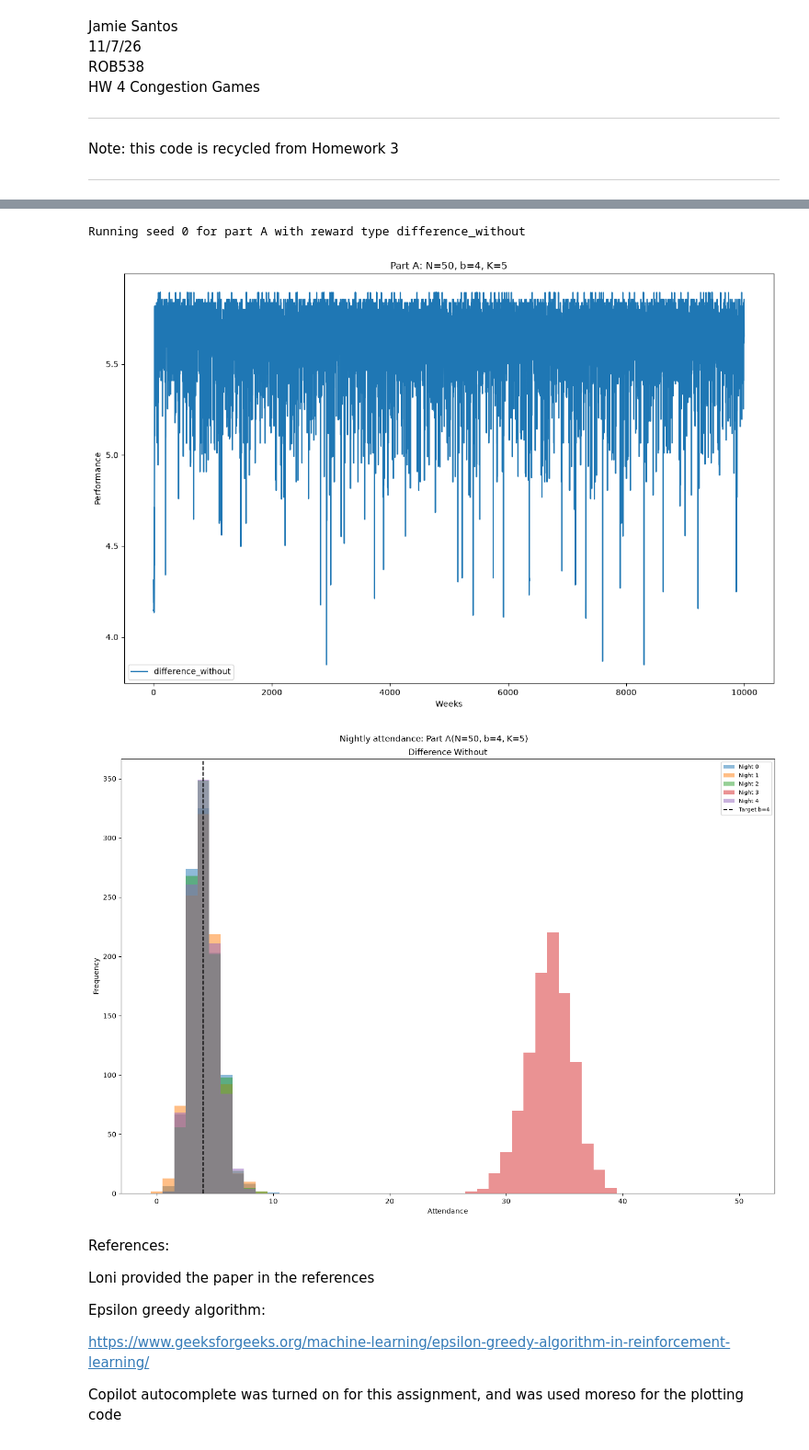
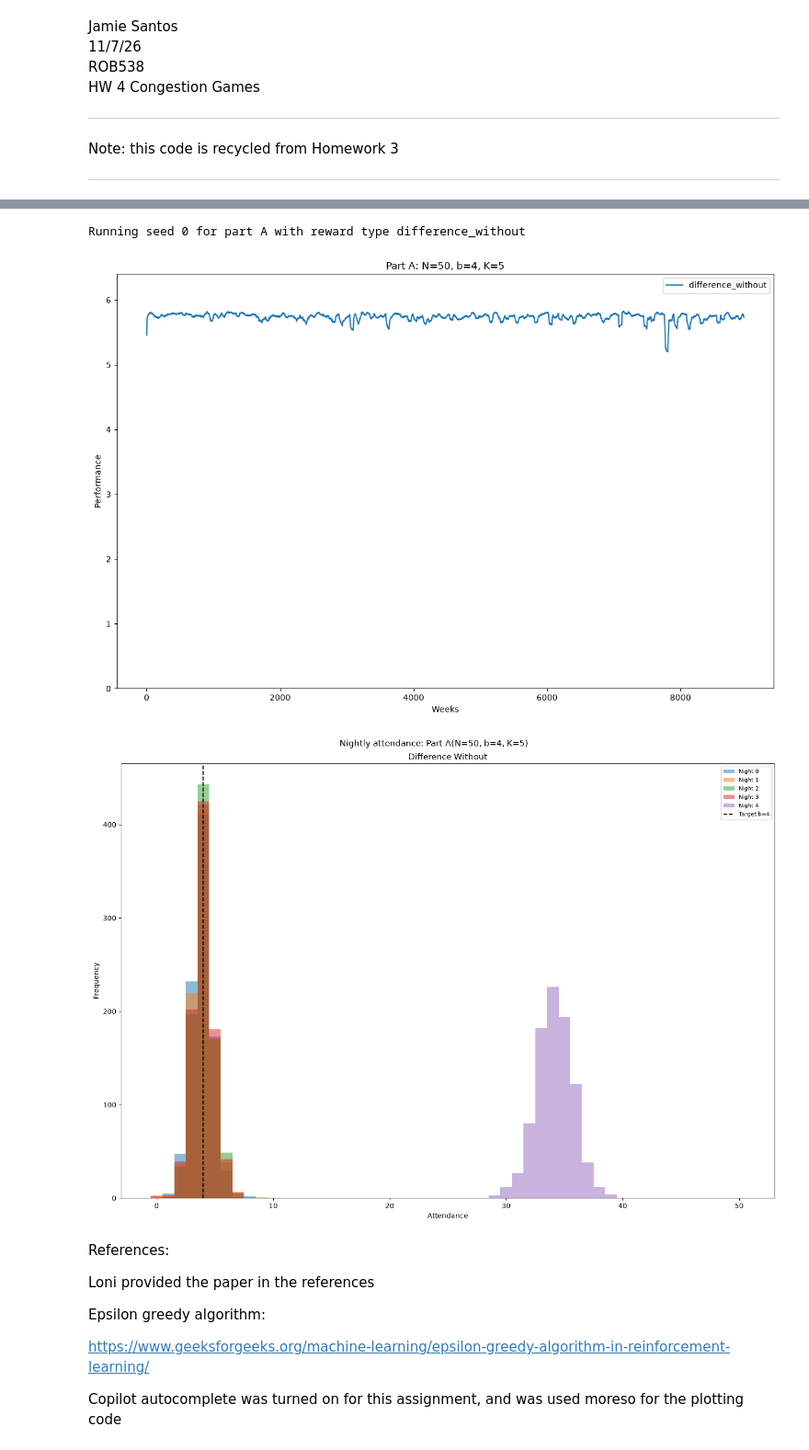
Before and after one commit to jamiesantos/ROB538, a Jupyter notebook: ROB538_HW4_Santos.ipynb, the cells around one changed output, grey strips where cells are left out. Shown at 92% size. Saved outputs shown, nothing was run; the diff lists cells and outputs as text; code cells hidden in the pictures.

```diff
--- a/ROB538_HW4_Santos.ipynb
+++ b/ROB538_HW4_Santos.ipynb
@@ -68,7 +68,7 @@ def difference_reward_without(actions, x, b):
     return rewards
 # %%
 # Simulate the bar problem for N people, K nights, and a given reward type
-def simulate(N, K, b, reward_type, num_weeks=10000, epsilon=0.1, alpha=0.1):
+def simulate(N, K, b, reward_type, num_weeks=9000, epsilon=0.05, alpha=0.1):
     people = [EpsilonGreedy(epsilon, alpha, K) for _ in range(N)]
     performance = []
     record = []
@@ -123,12 +123,13 @@ for part, param_set in enumerate(params, start=65):
         results[(part, reward_type)] = seed_results
 
 # Plots
+window = 5
 for part, param_set in enumerate(params, start=65):
     plt.figure(figsize=(12, 8))
     for reward_type in reward_types:
         runs = results[(part, reward_type)]
         performances = np.array([performance for performance, _ in runs])
-        smoothed_perf = np.array([np.convolve(performance, np.ones(1)/1, mode='valid') for performance in performances])
+        smoothed_perf = np.array([np.convolve(performance, np.ones(window)/window, mode='valid') for performance in performances])
         mean_perf = smoothed_perf.mean(axis=0)
         std_perf = smoothed_perf.std(axis=0)
         plt.plot(mean_perf, label=f'{reward_type}')
@@ -139,6 +140,7 @@ for part, param_set in enumerate(params, start=65):
     plt.title(f"Part {chr(part)}: N={param_set['N']}, b={param_set['b']}, K={param_set['K']}")
     plt.legend()
     plt.tight_layout()
+    plt.ylim(bottom=0, top=6.4)
     plt.show()
 
 # Histograms
@@ -183,13 +185,14 @@ for part, param_set in enumerate(params, start=65):
             seed_results.append((performance, record))
         results[(part, reward_type)] = seed_results
 
+window = 50
 # Plots
 for part, param_set in enumerate(params, start=65):
     plt.figure(figsize=(12, 8))
     for reward_type in reward_types:
         runs = results[(part, reward_type)]
         performances = np.array([performance for performance, _ in runs])
-        smoothed_perf = np.array([np.convolve(performance, np.ones(1)/1, mode='valid') for performance in performances])
+        smoothed_perf = np.array([np.convolve(performance, np.ones(window)/window, mode='valid') for performance in performances])
         mean_perf = smoothed_perf.mean(axis=0)
         std_perf = smoothed_perf.std(axis=0)
         plt.plot(mean_perf, label=f'{reward_type}')
@@ -200,6 +203,7 @@ for part, param_set in enumerate(params, start=65):
     plt.title(f"Part {chr(part)}: N={param_set['N']}, b={param_set['b']}, K={param_set['K']}")
     plt.legend()
     plt.tight_layout()
+    plt.ylim(bottom=0, top=6.4)
     plt.show()
 
 # Histograms
@@ -245,12 +249,13 @@ for part, param_set in enumerate(params, start=65):
         results[(part, reward_type)] = seed_results
 
 # Plots
+window = 50
 for part, param_set in enumerate(params, start=65):
     plt.figure(figsize=(12, 8))
     for reward_type in reward_types:
         runs = results[(part, reward_type)]
         performances = np.array([performance for performance, _ in runs])
-        smoothed_perf = np.array([np.convolve(performance, np.ones(1)/1, mode='valid') for performance in performances])
+        smoothed_perf = np.array([np.convolve(performance, np.ones(window)/window, mode='valid') for performance in performances])
         mean_perf = smoothed_perf.mean(axis=0)
         std_perf = smoothed_perf.std(axis=0)
         plt.plot(mean_perf, label=f'{reward_type}')
@@ -260,35 +265,36 @@ for part, param_set in enumerate(params, start=65):
     plt.ylabel("Performance")
     plt.title(f"Part {chr(part)}: N={param_set['N']}, b={param_set['b']}, K={param_set['K']}")
     plt.legend()
     plt.tight_layout()
+    plt.ylim(bottom=0, top=6.4)
     plt.show()
 
 # Histograms
 for part, param_set in enumerate(params, start=65):
     fig, ax = plt.subplots(figsize=(14, 10))
 
     reward_type = 'difference_without'
     attendance = results[(part, reward_type)][0][1]
     final_weeks = attendance[int(0.9 * len(attendance)):]  # Last 10% of weeks
     for night in range(param_set["K"]):
         ax.hist(final_weeks[:, night],
                 bins=np.arange(-0.5, param_set["N"] + 1.5, 1),
                 alpha=0.5,
                 label=f"Night {night}")
     ax.axvline(param_set["b"], color="black", linestyle="--", label=f"Target b={param_set['b']}")
     ax.set_title(reward_type.replace('_', ' ').title())
     ax.set_xlabel("Attendance")
     ax.legend(fontsize=8)
 
     ax.set_ylabel("Frequency")
     fig.suptitle(f"Nightly attendance: Part {chr(part)}"
                  f"(N={param_set['N']}, b={param_set['b']}, K={param_set['K']})")
     plt.tight_layout()
     plt.show()
 # %% [output]
 Running seed 0 for part A with reward type difference_without
-[figure, old version]
+[figure, new version]
-[figure, old version]
+[figure, new version]
 # %% [markdown]
 References:
 
```
Also changed, not shown: parts of 2 cells of this notebook.
